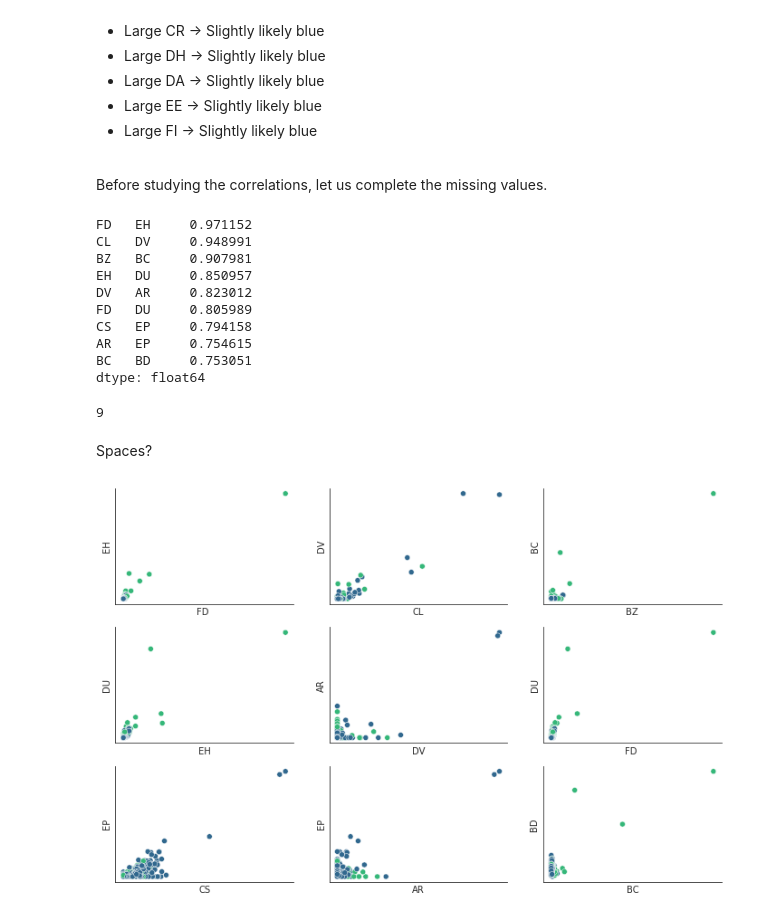
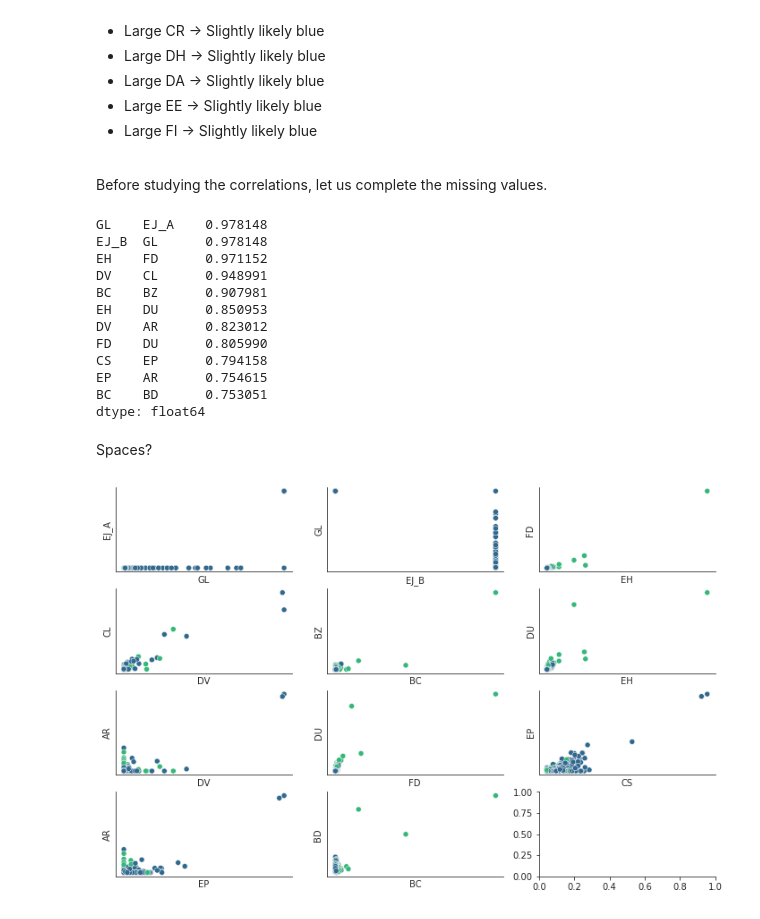
Before and after one commit to orsha1/Kaggle-ICR, a Jupyter notebook: main2.ipynb, the cells around one changed output. Saved outputs shown, nothing was run; the diff lists cells and outputs as text; code cells hidden in the pictures.

```diff
--- a/main2.ipynb
+++ b/main2.ipynb
@@ -70,7 +72,7 @@ dtype: int64
 # %%
 # Since the features which contain missing values are not normally-distributed, we will use iterative imputer.
 
-imp = KNNImputer(weights = 'distance', n_neighbors=20) # weight by distance but use many neighbors
+imp = KNNImputer() # weight by distance but use many neighbors
 X2 = pd.DataFrame(imp.fit_transform(X), index = X.index, columns = X.columns)
 # %%
 # Plot violin plots of non-categorial features
@@ -107,43 +109,41 @@ Before studying the correlations, let us complete the missing values.
 # %%
 # Plot categorial
 # %%
-df_corr = train.corr().abs()
+df_corr = X2.corr().abs()
 corr_pairs = df_corr.unstack().dropna().sort_values(ascending=False)
 selected_corr_pairs = corr_pairs[(corr_pairs < 1) & (corr_pairs > 0.75)]
 selected_corr_pairs = selected_corr_pairs.iloc[::2] # drop the identical
 selected_corr_pairs
 # %% [output]
-FD   EH     0.971152
-CL   DV     0.948991
-BZ   BC     0.907981
-EH   DU     0.850957
-DV   AR     0.823012
-FD   DU     0.805989
-CS   EP     0.794158
-AR   EP     0.754615
-BC   BD     0.753051
+GL    EJ_A    0.978148
+EJ_B  GL      0.978148
+EH    FD      0.971152
+DV    CL      0.948991
+BC    BZ      0.907981
+EH    DU      0.850953
+DV    AR      0.823012
+FD    DU      0.805990
+CS    EP      0.794158
+EP    AR      0.754615
+BC    BD      0.753051
 dtype: float64
-# %%
-len(selected_corr_pairs)
-# %% [output]
-9
 # %% [markdown]
 Spaces?
 # %%
 # Plot calibration plots of highly correlated categorial features
 
-fig, axs = plt.subplots(nrows = 3, ncols = 3, figsize = (12, 8))
+fig, axs = plt.subplots(nrows = 4, ncols = 3, figsize = (12, 8))
 
 axs = np.ravel(axs)
 
-for i, ax in enumerate(axs):
-    f1, f2 = selected_corr_pairs.index[i]
-    sns.scatterplot(data = train[[f1, f2, 'Class']], x = f1, y = f2, hue = 'Class', ax = axs[i], palette='viridis')
+for i, pair in enumerate(selected_corr_pairs.index):
+    f1, f2 = pair
+    sns.scatterplot(data = pd.concat([X2[[f1, f2]], y], axis = 1), x = f1, y = f2, hue = 'Class', ax = axs[i], palette='viridis')
     #sns.regplot(data = train[[f1, f2, 'Class']], x = f1, y = f2, ax = axs[i])
 
     axs[i].get_legend().remove()
     axs[i].set_xticks([])
     axs[i].set_yticks([])
 sns.despine()
 # %% [output]
-[figure, old version]
+[figure, new version]
```
Also changed, not shown: parts of 9 cells of this notebook.
